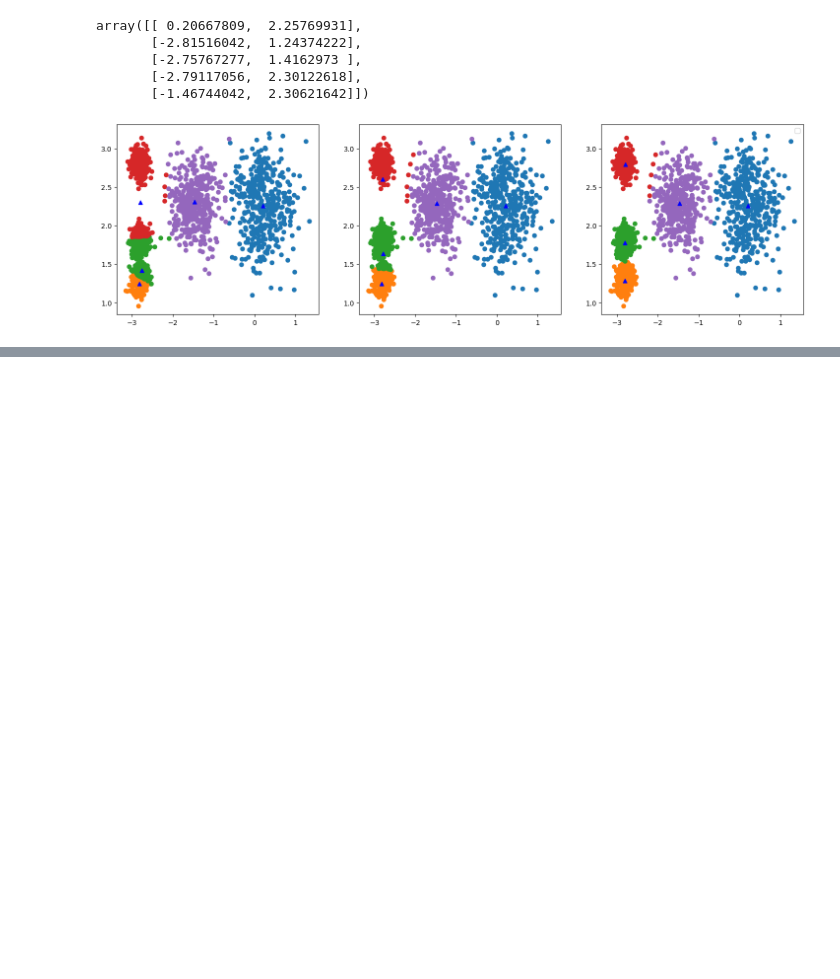
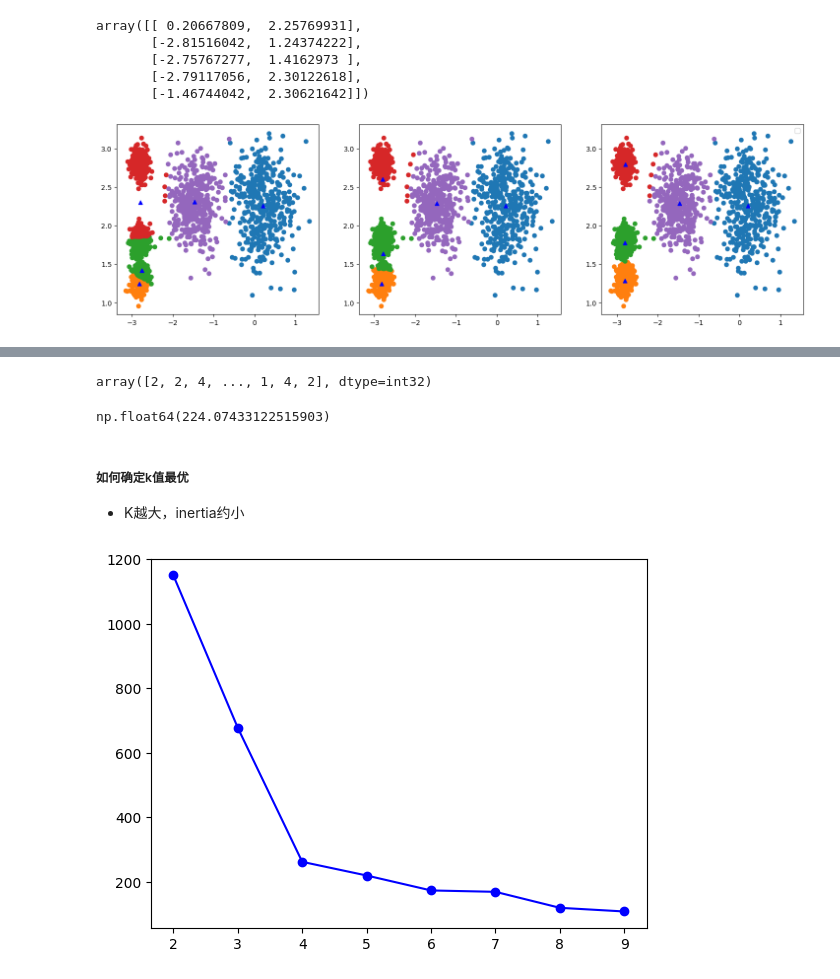
Before and after one commit to zwd1224/machine_learning_practice, a Jupyter notebook: 机器学习/聚类/k_means.ipynb, the cells around one changed output, grey strips where cells are left out. Saved outputs shown, nothing was run; the diff lists cells and outputs as text; code cells hidden in the pictures; blank space fills up the shorter version.

```diff
--- a/机器学习/聚类/k_means.ipynb
+++ b/机器学习/聚类/k_means.ipynb
@@ -246,0 +262,20 @@ plt.show()
+# %%
+kmeans.labels_
+# %% [output]
+array([2, 2, 4, ..., 1, 4, 2], dtype=int32)
+# %%
+#  每个样本距离最近的质心的距离
+X_cloest_dist = X_dist[np.arange(len(X_dist)),kmeans.labels_]
+np.sum(X_cloest_dist**2)
+# %% [output]
+np.float64(224.07433122515903)
+# %% [markdown]
+##### 如何确定k值最优
+- K越大，inertia约小
+# %%
+kmeans_k = [KMeans(n_clusters=k).fit(X) for k in range(2,10)]
+inertias = [model.inertia_ for model in kmeans_k]
+plt.plot(range(2,10),inertias,'bo-')
+plt.show()
+# %% [output]
+[figure, added]
```
Also changed, not shown: parts of 25 cells of this notebook, 3 other files.
